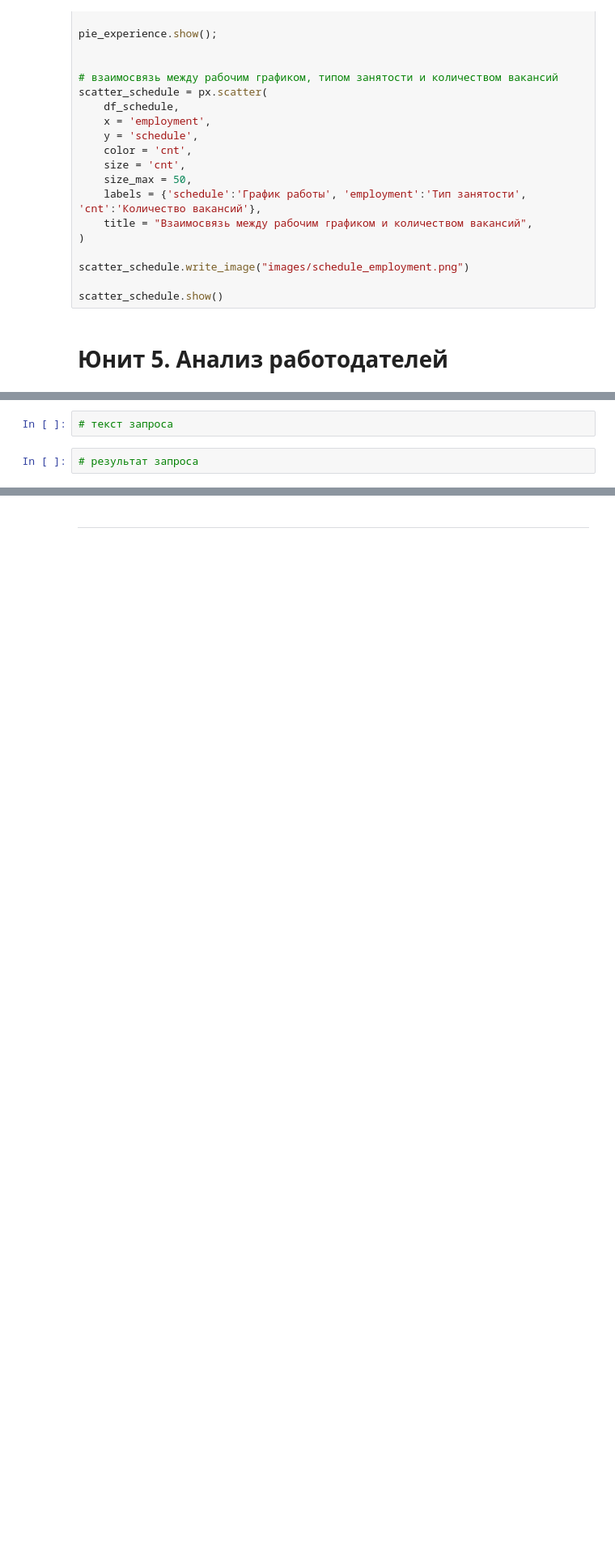
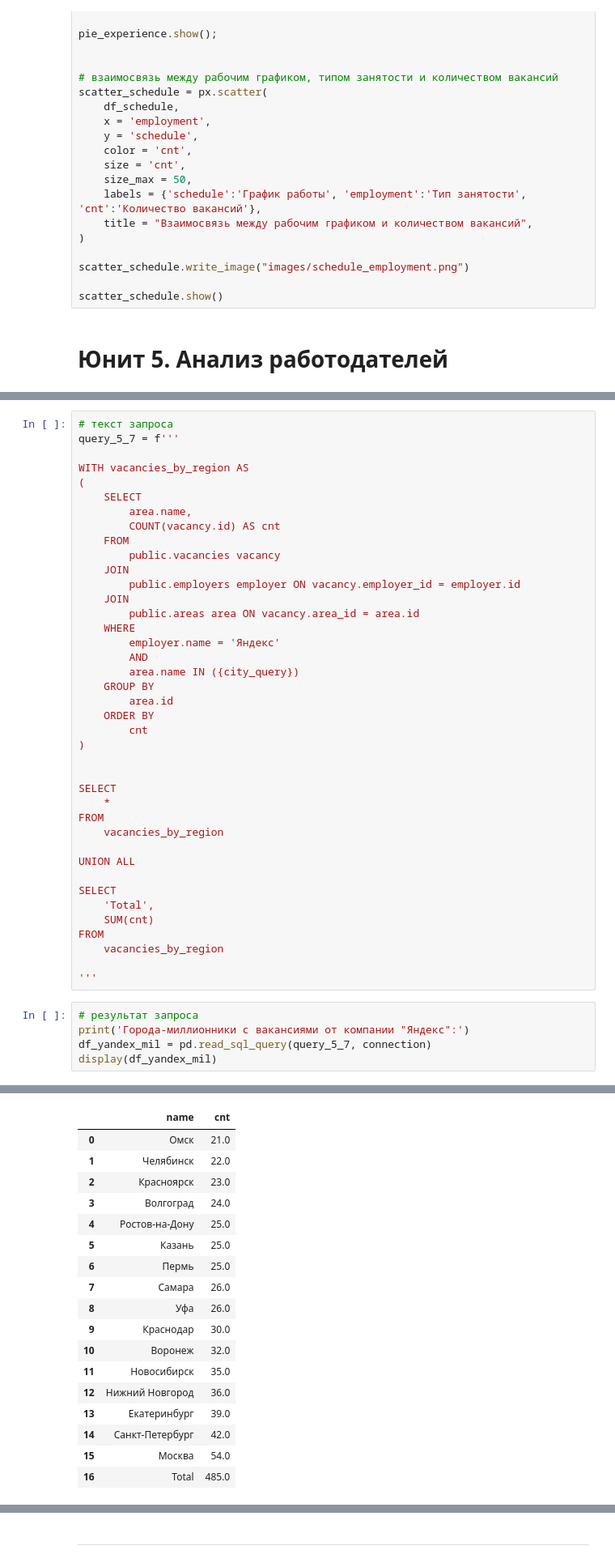
Before and after one commit to denis-marchenkov-sf/sf_headhunter_sql, a Jupyter notebook: main.ipynb, the cells around one changed output, grey strips where cells are left out. Shown at 81% size. Saved outputs shown, nothing was run; the diff lists cells and outputs as text; blank space fills up the shorter version.

```diff
--- a/main.ipynb
+++ b/main.ipynb
@@ -437,4 +612,46 @@ scatter_schedule.show()
 # %%
 # текст запроса
+query_5_7 = f'''
+
+WITH vacancies_by_region AS
+(
+    SELECT
+        area.name,
+        COUNT(vacancy.id) AS cnt
+    FROM
+        public.vacancies vacancy
+    JOIN
+        public.employers employer ON vacancy.employer_id = employer.id
+    JOIN
+        public.areas area ON vacancy.area_id = area.id
+    WHERE
+        employer.name = 'Яндекс'
+        AND
+        area.name IN ({city_query})
+    GROUP BY
+        area.id
+    ORDER BY
+        cnt
+)
+
+
+SELECT
+    *
+FROM
+    vacancies_by_region
+
+UNION ALL
+
+SELECT
+    'Total',
+    SUM(cnt)
+FROM
+    vacancies_by_region
+
+'''
 # %%
 # результат запроса
+print('Города-миллионники с вакансиями от компании "Яндекс":')
+df_yandex_mil = pd.read_sql_query(query_5_7, connection)
+display(df_yandex_mil)
+# %% [output]
@@ -440,0 +659,18 @@ scatter_schedule.show()
+|  | name | cnt |
+| 0 | Омск | 21.0 |
+| 1 | Челябинск | 22.0 |
+| 2 | Красноярск | 23.0 |
+| 3 | Волгоград | 24.0 |
+| 4 | Ростов-на-Дону | 25.0 |
+| 5 | Казань | 25.0 |
+| 6 | Пермь | 25.0 |
+| 7 | Самара | 26.0 |
+| 8 | Уфа | 26.0 |
+| 9 | Краснодар | 30.0 |
+| 10 | Воронеж | 32.0 |
+| 11 | Новосибирск | 35.0 |
+| 12 | Нижний Новгород | 36.0 |
+| 13 | Екатеринбург | 39.0 |
+| 14 | Санкт-Петербург | 42.0 |
+| 15 | Москва | 54.0 |
+| 16 | Total | 485.0 |
```
Also changed, not shown: parts of 32 cells of this notebook, 1 other file.
